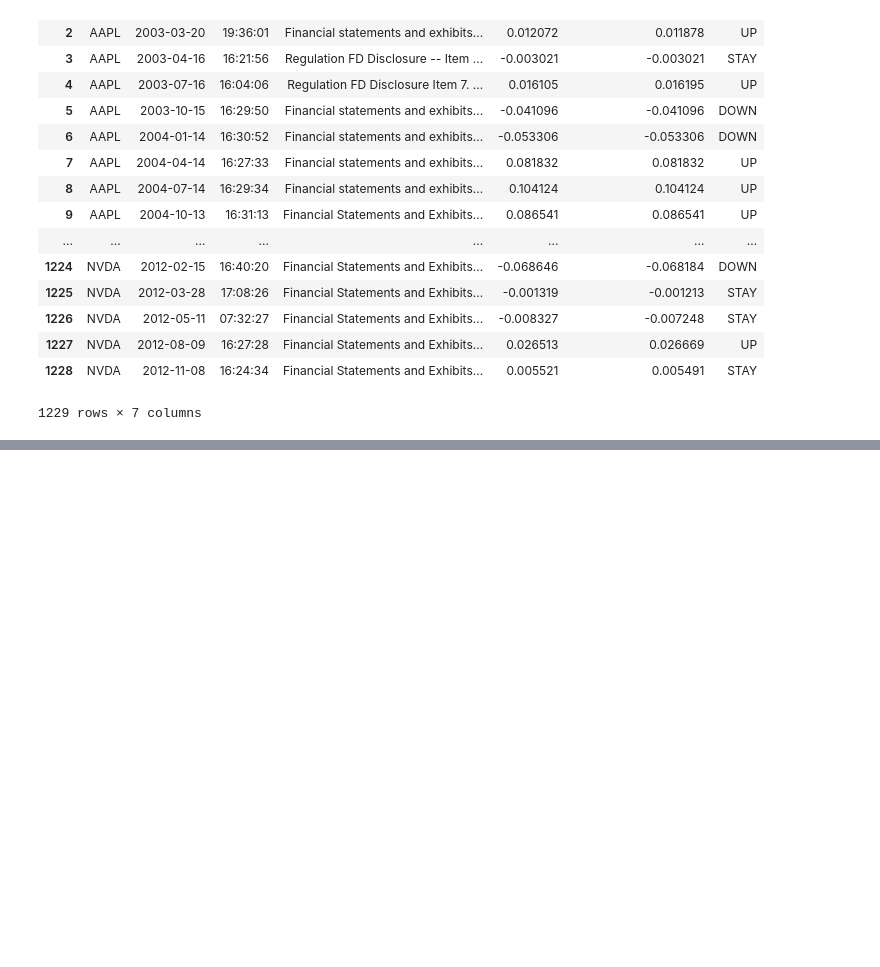
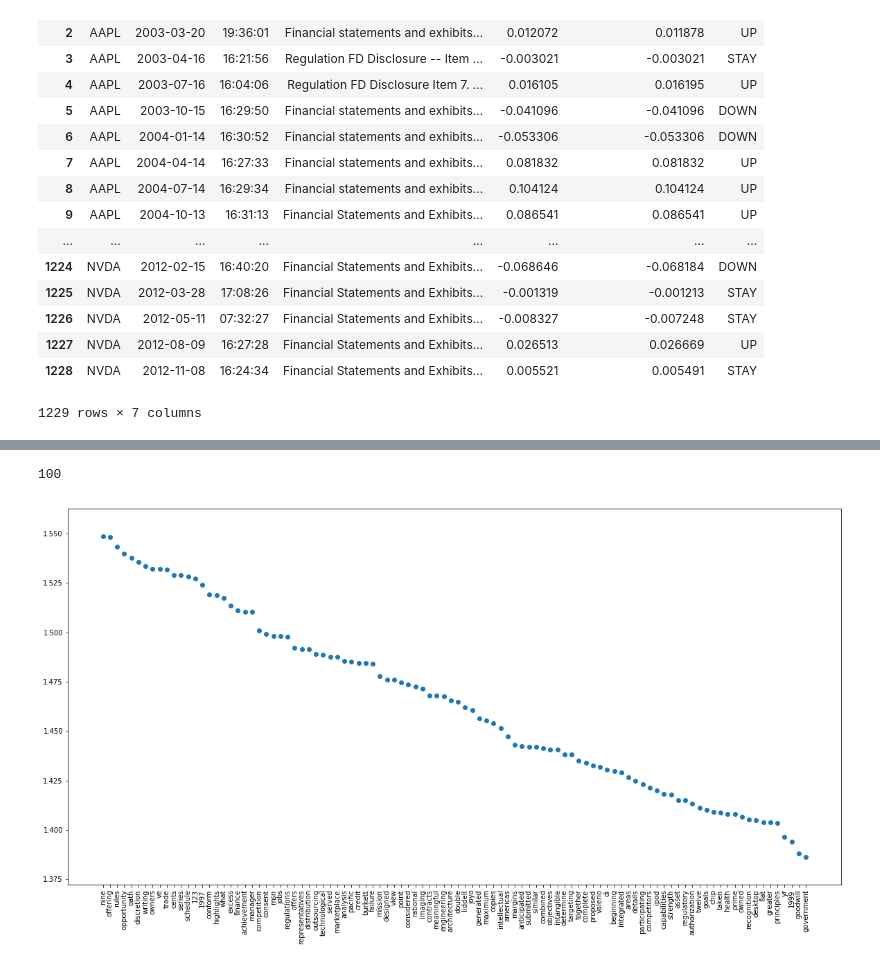
Before and after one commit to Intelligent-Systems-Phystech/2018-Project-1, a Jupyter notebook: Akhiarov2018Project1/basic code. task.ipynb, the cells around one changed output, grey strips where cells are left out. Saved outputs shown, nothing was run; the diff lists cells and outputs as text; code cells hidden in the pictures; blank space fills up the shorter version.

```diff
--- a/Akhiarov2018Project1/basic code. task.ipynb
+++ b/Akhiarov2018Project1/basic code. task.ipynb
@@ -197,0 +220,16 @@ y_test = reports_dataset[(test_start < reports_dataset['date']) & (reports_datas
+# %%
+# indices of top words after Tf-Idf vectorization
+n_first = 1000
+n_last = 1100
+top_idx = np.ravel(unigrams_train_features.sum(axis=0).argsort(axis=1))[::-1][n_first:n_last] #- top 5
+top_values = np.sort(np.ravel(unigrams_train_features.sum(axis=0)))[::-1][n_first:n_last].tolist()
+top_words = np.array(vectorizer.get_feature_names())[top_idx].tolist()
+len(top_idx)
+# %% [output]
+100
+# %%
+plt.figure(figsize=(20,10))
+plt.scatter(top_words, top_values)
+plt.xticks(rotation=90);
+# %% [output]
+[figure, added]
```
Also changed, not shown: parts of 9 cells of this notebook.
